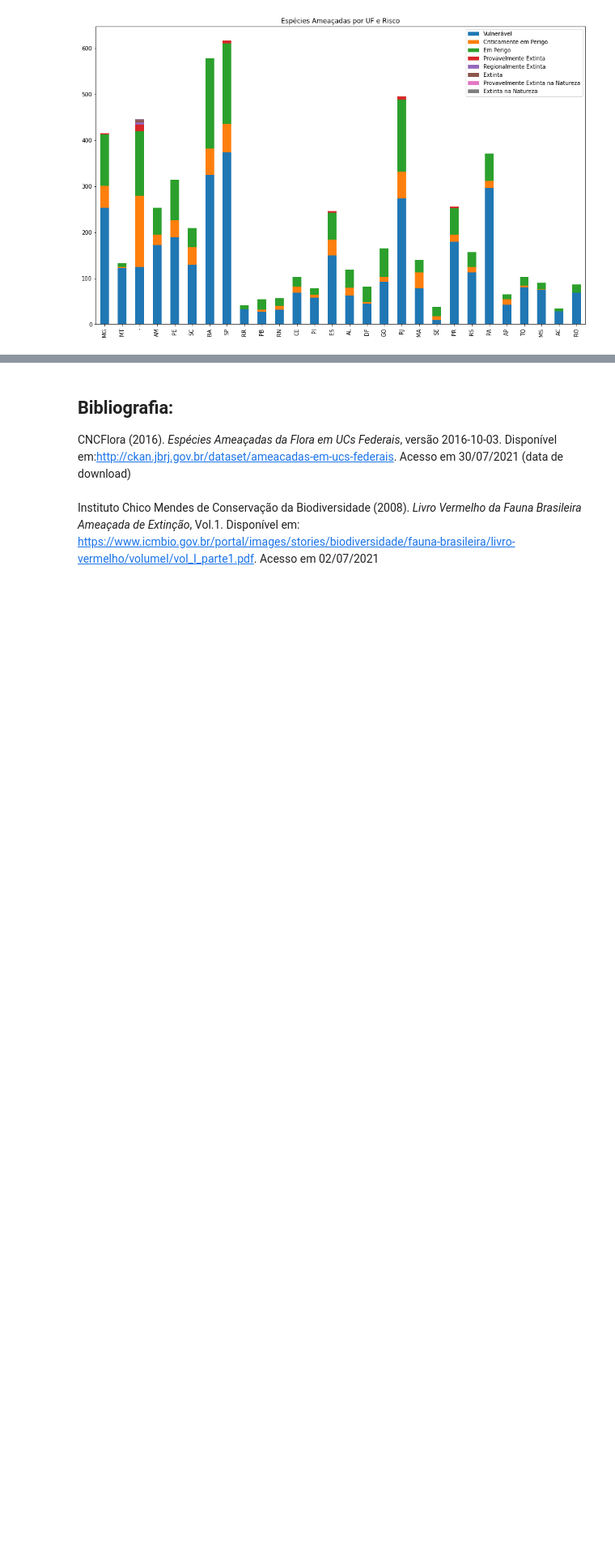
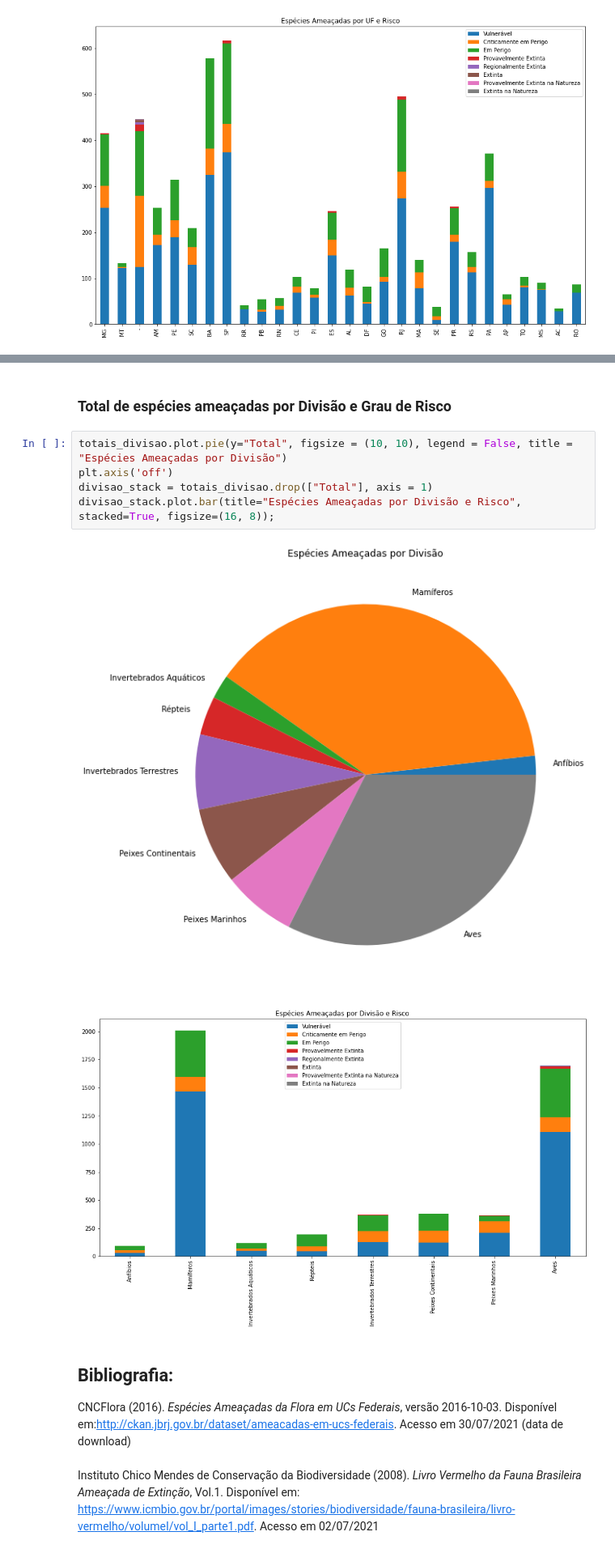
Before and after one commit to fesmazz/Projetos, a Jupyter notebook: Fauna/fauna.ipynb, the cells around one changed output, grey strips where cells are left out. Shown: that part at 81% size. Saved outputs shown, nothing was run; the diff lists cells and outputs as text; blank space fills up the shorter version.

```diff
--- a/Fauna/fauna.ipynb
+++ b/Fauna/fauna.ipynb
@@ -851,3 +872,14 @@ Vemos que há uma possível relação entre o número de casos de risco e o IDH
+# %% [markdown]
+<a name="e5.3"></a>
+### Total de espécies ameaçadas por Divisão e Grau de Risco
+# %%
+totais_divisao.plot.pie(y="Total", figsize = (10, 10), legend = False, title = "Espécies Ameaçadas por Divisão")
+plt.axis('off')
+divisao_stack = totais_divisao.drop(["Total"], axis = 1)
+divisao_stack.plot.bar(title="Espécies Ameaçadas por Divisão e Risco", stacked=True, figsize=(16, 8));
+# %% [output]
+[figure, added]
+[figure, added]
 # %% [markdown]
 <a name="biblio"></a>
 ## Bibliografia:
```
Also changed, not shown: parts of 22 cells of this notebook.
